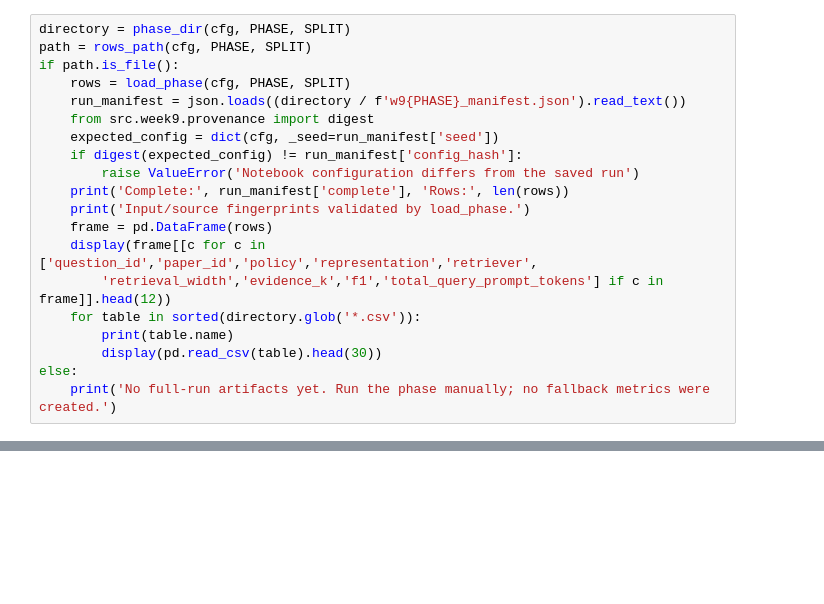
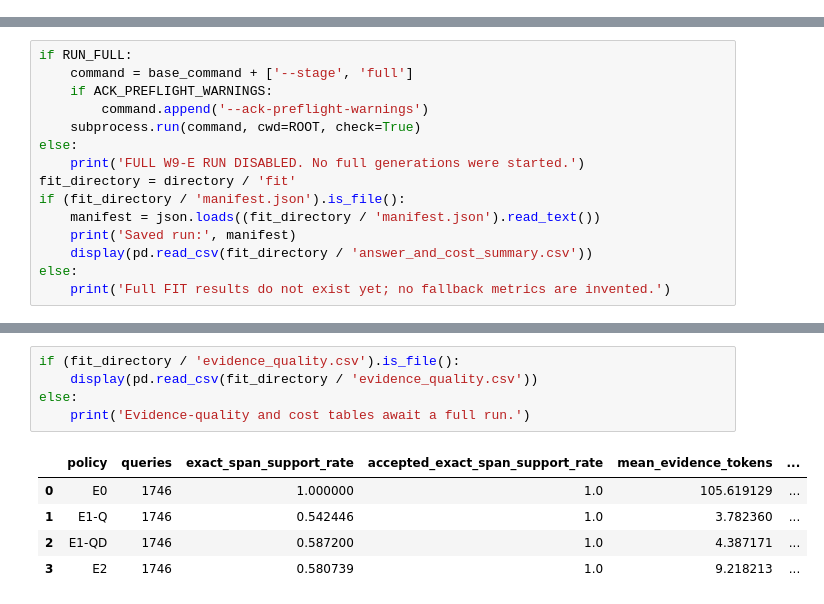
Before and after one commit to Guna-Venkat/CS787-QCCA-RAG, a Jupyter notebook: notebooks/week9/week9e_extraction_faithfulness.ipynb, the cells around one changed output, grey strips where cells are left out. Cells and saved outputs as stored; diff of their text form; blank space fills up the shorter version.

```diff
--- a/notebooks/week9/week9e_extraction_faithfulness.ipynb
+++ b/notebooks/week9/week9e_extraction_faithfulness.ipynb
@@ -53,20 +26,0 @@ if RUN_SMOKE:
-# %%
-directory = phase_dir(cfg, PHASE, SPLIT)
-path = rows_path(cfg, PHASE, SPLIT)
-if path.is_file():
-    rows = load_phase(cfg, PHASE, SPLIT)
-    run_manifest = json.loads((directory / f'w9{PHASE}_manifest.json').read_text())
-    from src.week9.provenance import digest
-    expected_config = dict(cfg, _seed=run_manifest['seed'])
-    if digest(expected_config) != run_manifest['config_hash']:
-        raise ValueError('Notebook configuration differs from the saved run')
-    print('Complete:', run_manifest['complete'], 'Rows:', len(rows))
-    print('Input/source fingerprints validated by load_phase.')
-    frame = pd.DataFrame(rows)
-    display(frame[[c for c in ['question_id','paper_id','policy','representation','retriever',
-        'retrieval_width','evidence_k','f1','total_query_prompt_tokens'] if c in frame]].head(12))
-    for table in sorted(directory.glob('*.csv')):
-        print(table.name)
-        display(pd.read_csv(table).head(30))
-else:
-    print('No full-run artifacts yet. Run the phase manually; no fallback metrics were created.')
@@ -99,0 +359,15 @@ To regenerate summaries without loading the generator, run this phase script wit
+# %%
+if RUN_FULL:
+    command = base_command + ['--stage', 'full']
+    if ACK_PREFLIGHT_WARNINGS:
+        command.append('--ack-preflight-warnings')
+    subprocess.run(command, cwd=ROOT, check=True)
+else:
+    print('FULL W9-E RUN DISABLED. No full generations were started.')
+fit_directory = directory / 'fit'
+if (fit_directory / 'manifest.json').is_file():
+    manifest = json.loads((fit_directory / 'manifest.json').read_text())
+    print('Saved run:', manifest)
+    display(pd.read_csv(fit_directory / 'answer_and_cost_summary.csv'))
+else:
+    print('Full FIT results do not exist yet; no fallback metrics are invented.')
@@ -99,0 +411,11 @@ To regenerate summaries without loading the generator, run this phase script wit
+# %%
+if (fit_directory / 'evidence_quality.csv').is_file():
+    display(pd.read_csv(fit_directory / 'evidence_quality.csv'))
+else:
+    print('Evidence-quality and cost tables await a full run.')
+# %% [output]
+|  | policy | queries | exact_span_support_rate | accepted_exact_span_support_rate | mean_evidence_tokens | ... |
+| 0 | E0 | 1746 | 1.000000 | 1.0 | 105.619129 | ... |
+| 1 | E1-Q | 1746 | 0.542446 | 1.0 | 3.782360 | ... |
+| 2 | E1-QD | 1746 | 0.587200 | 1.0 | 4.387171 | ... |
+| 3 | E2 | 1746 | 0.580739 | 1.0 | 9.218213 | ... |
```
Also changed, not shown: parts of 31 cells of this notebook, 39 other files.
